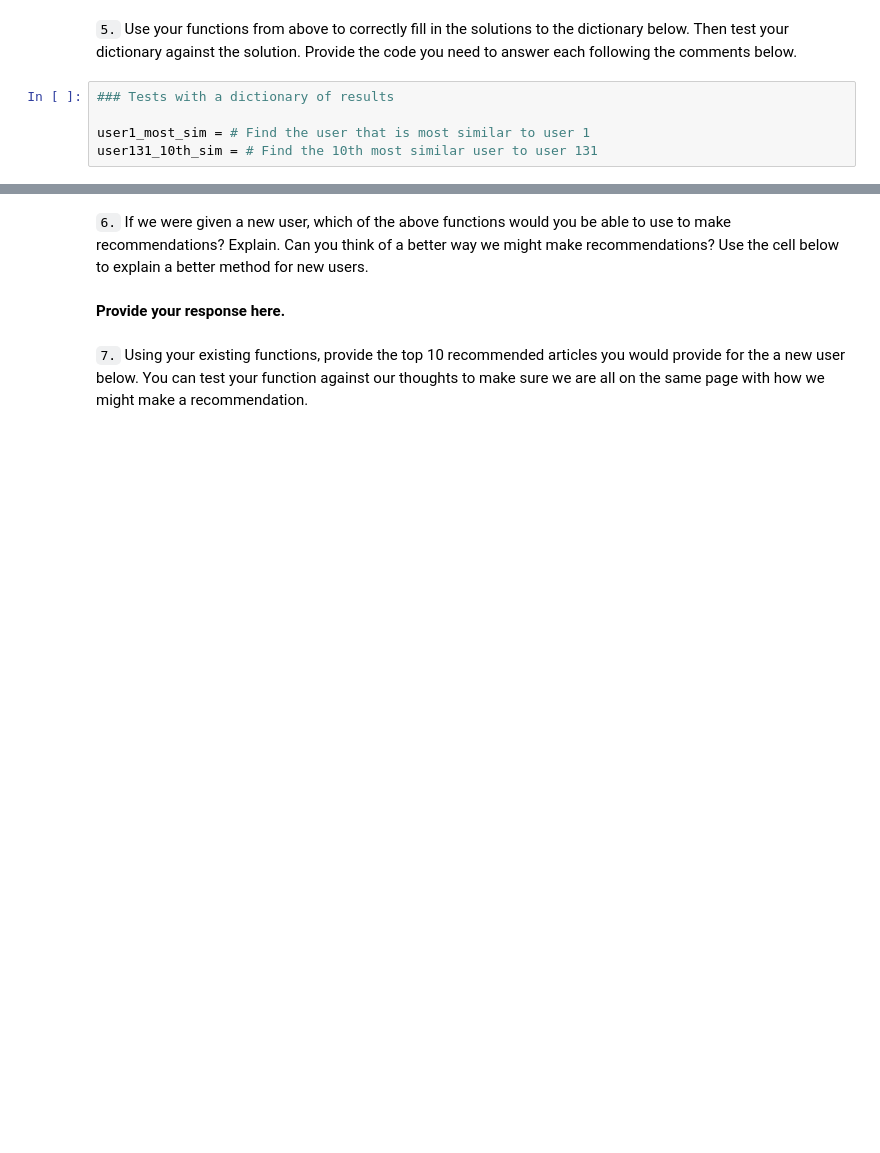
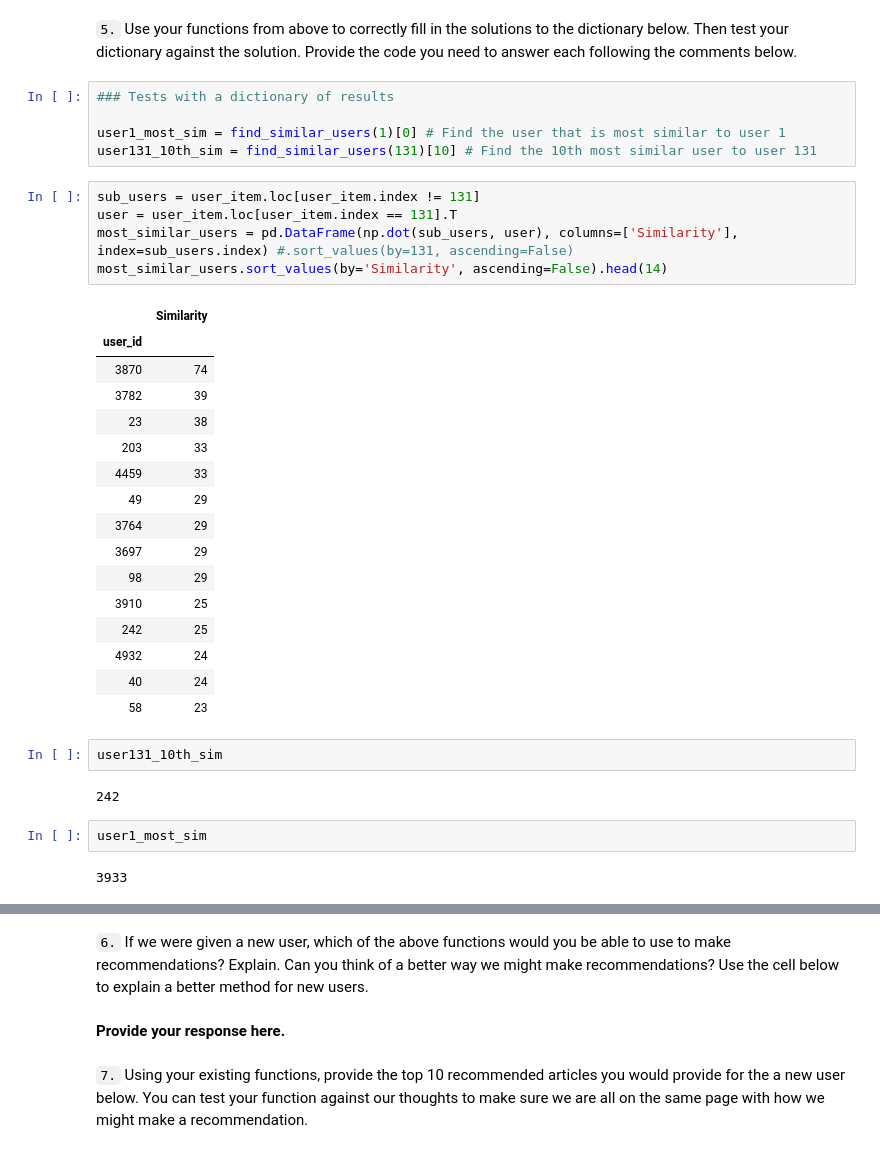
Before and after one commit to ambreen2006/Recommendation_with_IBM, a Jupyter notebook: Recommendations_with_IBM.ipynb, the cells around one changed output, grey strips where cells are left out. Cells and saved outputs as stored; diff of their text form; blank space fills up the shorter version.

```diff
--- a/Recommendations_with_IBM.ipynb
+++ b/Recommendations_with_IBM.ipynb
@@ -537,8 +653,38 @@ print(rec_names)
 # %%
 ### Tests with a dictionary of results
 
-user1_most_sim = # Find the user that is most similar to user 1
-user131_10th_sim = # Find the 10th most similar user to user 131
+user1_most_sim = find_similar_users(1)[0] # Find the user that is most similar to user 1
+user131_10th_sim = find_similar_users(131)[10] # Find the 10th most similar user to user 131
+# %%
+sub_users = user_item.loc[user_item.index != 131]
+user = user_item.loc[user_item.index == 131].T
+most_similar_users = pd.DataFrame(np.dot(sub_users, user), columns=['Similarity'], index=sub_users.index) #.sort_values(by=131, ascending=False)
+most_similar_users.sort_values(by='Similarity', ascending=False).head(14)
+# %% [output]
+|  | Similarity |
+| user_id |  |
+| 3870 | 74 |
+| 3782 | 39 |
+| 23 | 38 |
+| 203 | 33 |
+| 4459 | 33 |
+| 49 | 29 |
+| 3764 | 29 |
+| 3697 | 29 |
+| 98 | 29 |
+| 3910 | 25 |
+| 242 | 25 |
+| 4932 | 24 |
+| 40 | 24 |
+| 58 | 23 |
+# %%
+user131_10th_sim
+# %% [output]
+242
+# %%
+user1_most_sim
+# %% [output]
+3933
 # %%
 ## Dictionary Test Here
 sol_5_dict = {
```
Also changed, not shown: parts of 29 cells of this notebook.
